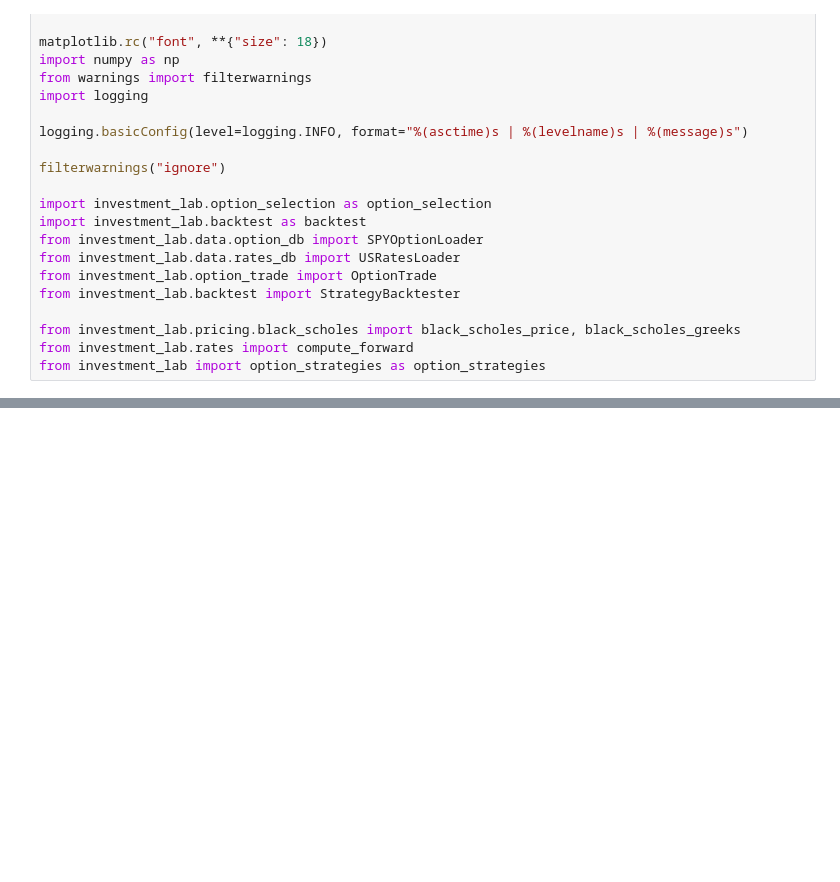
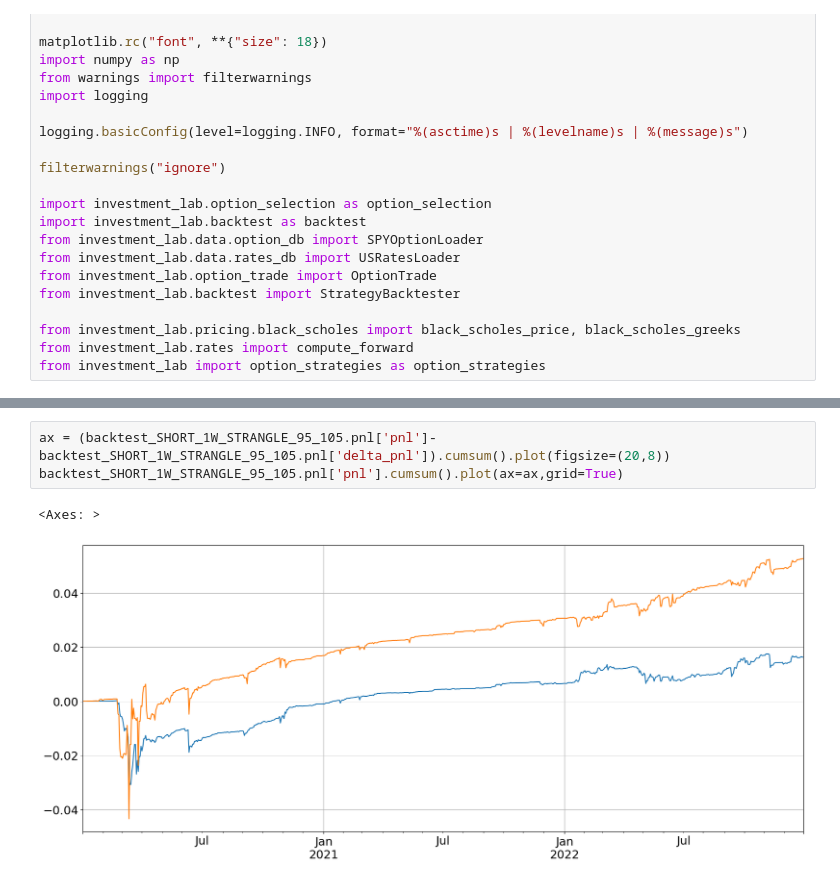
Before and after one commit to BaptisteZloch/Dauphine-Lecture-Volatility, a Jupyter notebook: notebooks/Lecture_3.ipynb, the cells around one changed output, grey strips where cells are left out. Cells and saved outputs as stored; diff of their text form; blank space fills up the shorter version.

```diff
--- a/notebooks/Lecture_3.ipynb
+++ b/notebooks/Lecture_3.ipynb
@@ -41,0 +95,6 @@ backtest_SHORT_1W_STRANGLE_95_105 = StrategyBacktester(df_SHORT_1W_STRANGLE_95_1
+# %%
+ax = (backtest_SHORT_1W_STRANGLE_95_105.pnl['pnl']-backtest_SHORT_1W_STRANGLE_95_105.pnl['delta_pnl']).cumsum().plot(figsize=(20,8))
+backtest_SHORT_1W_STRANGLE_95_105.pnl['pnl'].cumsum().plot(ax=ax,grid=True)
+# %% [output]
+<Axes: >
+[figure, added]
```
Also changed, not shown: parts of 14 cells of this notebook.
